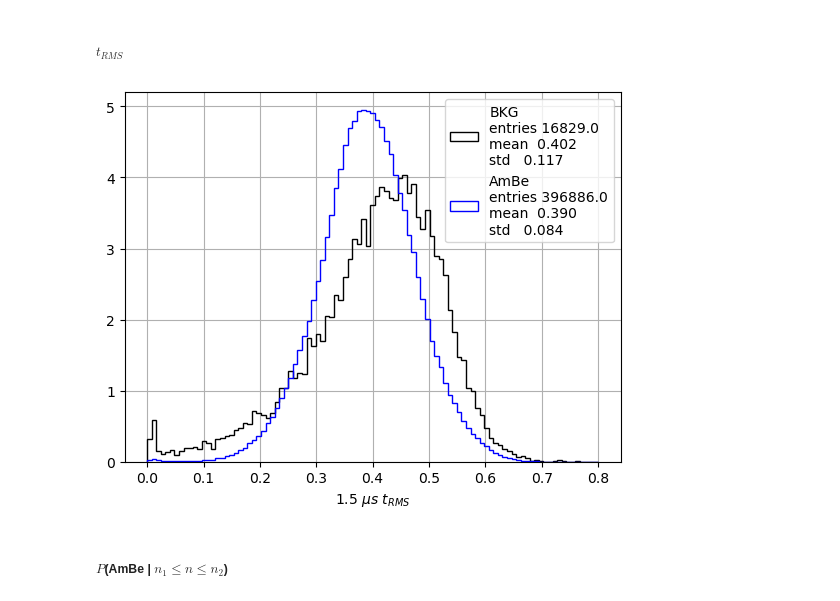
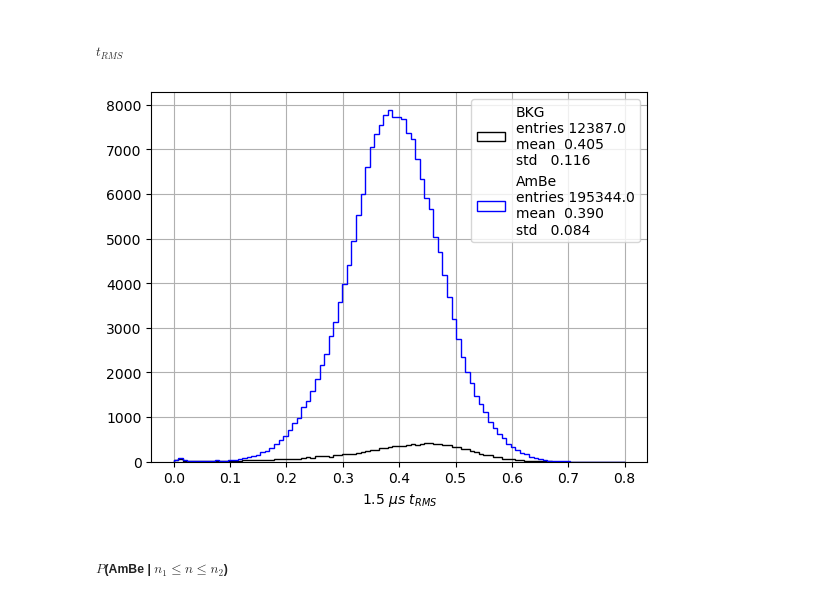
Before and after one commit to DiegoCostas97/AmBe_Data_Analysis, a Jupyter notebook: NB/comparison.ipynb, the cells around one changed output. Cells and saved outputs as stored; diff of their text form; code cells hidden in the pictures.

Commit message:
Update in function that removes spill hits

```diff
--- a/NB/comparison.ipynb
+++ b/NB/comparison.ipynb
@@ -254,24 +254,21 @@ Error:
 ### Remove Spills from data
 # %%
 def remove_spill(trigger_indices, run_times):
-    noSpill_hit_times = []
-    for key, value in tqdm(trigger_indices.items(), total=len(trigger_indices)):
-        data  = run_times[key]
-        trigger_indices_event = np.concatenate(trigger_indices.get(key))
-        all_indices           = np.arange(len(data))
-        invalid_indices       = np.setdiff1d(all_indices, trigger_indices_event)
-        noSpill_hit_times.append(data[invalid_indices])
+    corrected_run_times = []
 
-    noSpill_hit_times = ak.Array(noSpill_hit_times)
+    for i in tqdm(range(len(run_times))):
+        if i in trigger_indices:
+            #Event with spill → remove selected indices
+            data = run_times[i]
+            trigger_indices_event = np.concatenate(trigger_indices[i])
+            all_indices           = np.arange(len(data))
+            valid_indices         = np.setdiff1d(all_indices, trigger_indices_event)
+            corrected_run_times.append(data[valid_indices])
+        else:
+            # Event without spill → leave as it is
+            corrected_run_times.append(run_times[i])
 
-    total_events = np.arange(len(run_times))
-    spill_events = [key for key,value in trigger_indices.items()]
-
-    noSpill_events = [i for i in total_events if i not in spill_events]
-
-    corrected_run_times_sorted = ak.sort(ak.concatenate([run_times[noSpill_events], noSpill_hit_times], axis=0))
-
-    return corrected_run_times_sorted
+    return ak.Array(corrected_run_times)
 # %%
 bkg__corrected_run_times_sorted = remove_spill(bkg__triggered_spill_hits_index, bkg_run_times_sorted)
 ambe_corrected_run_times_sorted = remove_spill(ambe_triggered_spill_hits_index, ambe_run_times_sorted)
@@ -572,20 +573,20 @@ pltext.hist(ambe_corrected_no_hits_per_bin_4, 40, ylog=False, range=(0, 70), den
 # %% [markdown]
 ##### $t_{RMS}$
 # %%
-bkg__rms_indices_4, bkg__rms_times_4 = nHits(mode="multiple_events", hit_times=bkg__corrected_run_times_sorted[bkg__mask_4[0]], w=4e3, thresh_min=30, thresh_max=31, pre_window=0, post_window=0, jump=4e3)
-ambe_rms_indices_4, ambe_rms_times_4 = nHits(mode="multiple_events", hit_times=ambe_corrected_run_times_sorted[ambe_mask_4[0]], w=4e3, thresh_min=30, thresh_max=31, pre_window=0, post_window=0, jump=4e3)
+bkg__rms_indices_4, bkg__rms_times_4 = nHits(mode="multiple_events", hit_times=bkg__corrected_run_times_sorted, w=4e3, thresh_min=30, thresh_max=31, pre_window=0, post_window=0, jump=4e3)
+ambe_rms_indices_4, ambe_rms_times_4 = nHits(mode="multiple_events", hit_times=ambe_corrected_run_times_sorted, w=4e3, thresh_min=30, thresh_max=31, pre_window=0, post_window=0, jump=4e3)
 
 bkg__rms_4 = []
 bkg__triggered_times = bkg__rms_times_4
 for k,v in tqdm(bkg__triggered_times.items(), total=len(bkg__triggered_times.items())):
     for i in bkg__triggered_times.get(k):
-        bkg__rms_4.append(np.std(i, ddof=1))
+        bkg__rms_4.append(np.std(i*1e-3, ddof=1))
 
 ambe_rms_4 = []
 ambe_triggered_times = ambe_rms_times_4
 for k,v in tqdm(ambe_triggered_times.items(), total=len(ambe_triggered_times.items())):
     for i in ambe_triggered_times.get(k):
-        ambe_rms_4.append(np.std(i, ddof=1))
+        ambe_rms_4.append(np.std(i*1e-3, ddof=1))
 # %%
 pltext.hist(bkg__rms_4, 100, density=False, xylabels="4 $\mu s$ $t_{RMS}$", label="BKG");
 pltext.hist(ambe_rms_4, 100, density=False, xylabels="4 $\mu s$ $t_{RMS}$", label="AmBe");
@@ -731,8 +731,8 @@ pltext.hist(ambe_corrected_no_hits_per_bin_15, 40, ylog=True, range=(0, 150), de
 # %% [markdown]
 ##### $t_{RMS}$
 # %%
-bkg__rms_is_15,           bkg__rms_times_15 = nHits(mode="multiple_events", hit_times=bkg__corrected_run_times_sorted[bkg__mask_15[0]], w=1.5e3, thresh_min=15, thresh_max=16, pre_window=0, post_window=0, jump=1.5e3)
-ambe_rms_indicendices_15, ambe_rms_times_15 = nHits(mode="multiple_events", hit_times=ambe_corrected_run_times_sorted[ambe_mask_15[0]], w=1.5e3, thresh_min=15, thresh_max=16, pre_window=0, post_window=0, jump=1.5e3)
+bkg__rms_is_15,           bkg__rms_times_15 = nHits(mode="multiple_events", hit_times=bkg__corrected_run_times_sorted, w=1.5e3, thresh_min=15, thresh_max=16, pre_window=0, post_window=0, jump=1.5e3)
+ambe_rms_indicendices_15, ambe_rms_times_15 = nHits(mode="multiple_events", hit_times=ambe_corrected_run_times_sorted, w=1.5e3, thresh_min=15, thresh_max=16, pre_window=0, post_window=0, jump=1.5e3)
 
 bkg__rms_15 = []
 bkg__triggered_times = bkg__rms_times_15
@@ -746,10 +746,10 @@ for k,v in tqdm(ambe_triggered_times.items(), total=len(ambe_triggered_times.ite
     for i in ambe_triggered_times.get(k):
         ambe_rms_15.append(np.std(i*1e-3, ddof=1))
 # %%
-pltext.hist(np.array(bkg__rms_15), np.linspace(0, 0.8, 100), density=True, xylabels="1.5 $\mu s$ $t_{RMS}$", label="BKG");
-pltext.hist(np.array(ambe_rms_15), np.linspace(0, 0.8, 100), density=True, xylabels="1.5 $\mu s$ $t_{RMS}$", label="AmBe");
+pltext.hist(np.array(bkg__rms_15), np.linspace(0, 0.8, 100), density=False, xylabels="1.5 $\mu s$ $t_{RMS}$", label="BKG");
+pltext.hist(np.array(ambe_rms_15), np.linspace(0, 0.8, 100), density=False, xylabels="1.5 $\mu s$ $t_{RMS}$", label="AmBe");
 # %% [output]
-[figure, old version]
+[figure, new version]
 # %% [markdown]
 ##### $P$(AmBe | $n_1 \le n \le n_2$)
 # %%
```
Also changed, not shown: parts of 13 cells of this notebook, 1 other file.
